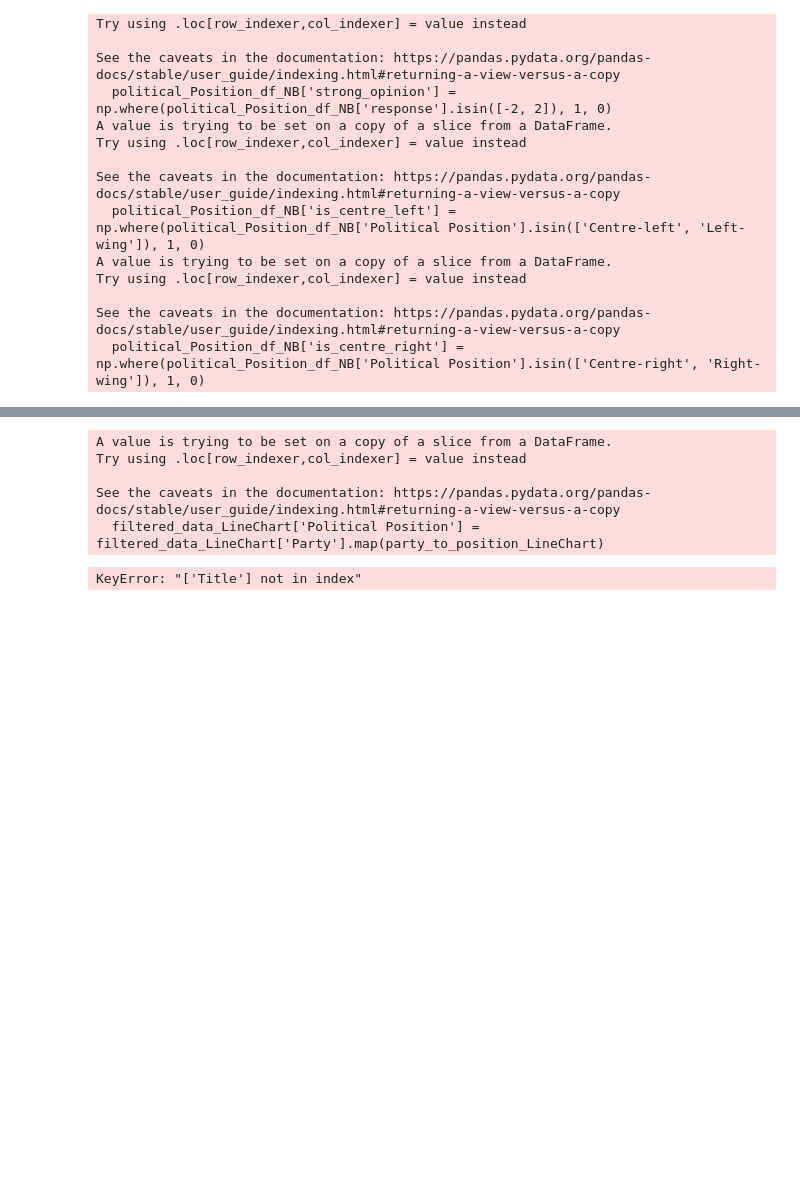
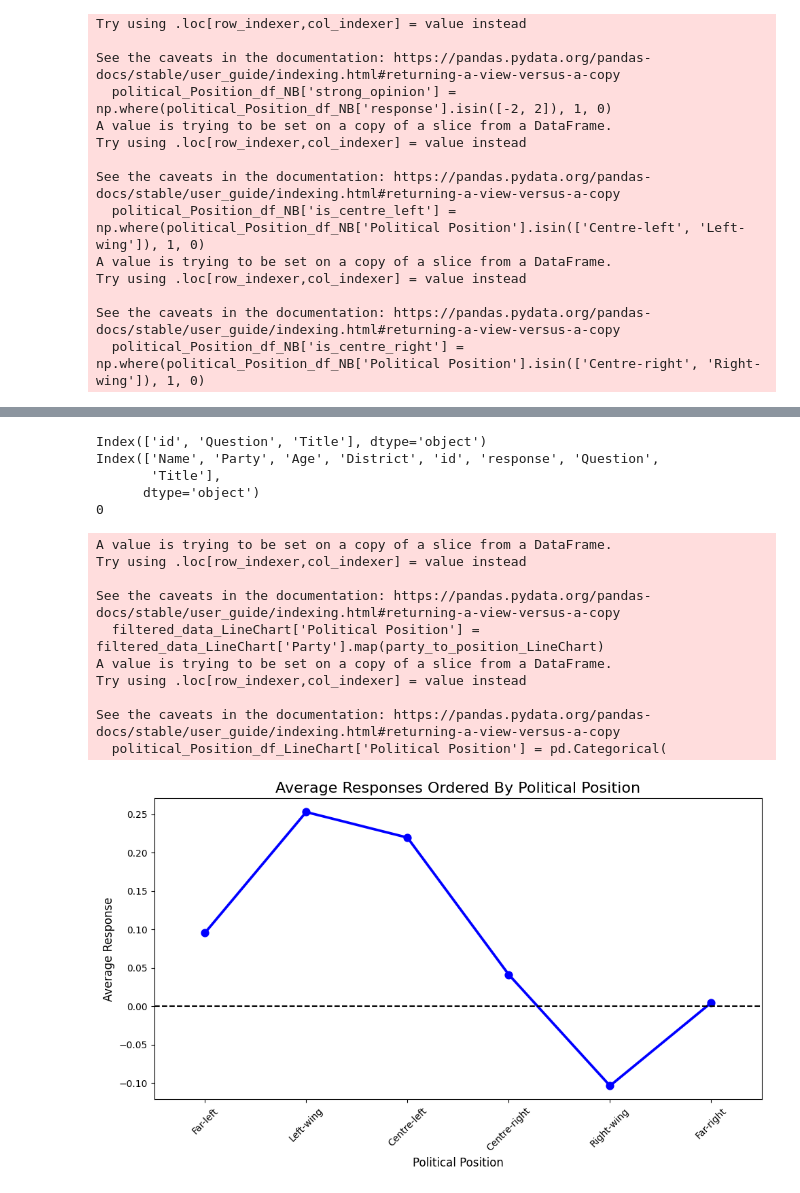
Before and after one commit to EarthOddity/mal-assignments, a Jupyter notebook: Assignment 2/2. Candidate Test 2022 I.ipynb, the cells around one changed output, grey strips where cells are left out. Drawn from its saved outputs; the diff is of its cells as text; code cells hidden in the pictures; blank space fills up the shorter version.

```diff
--- a/Assignment 2/2. Candidate Test 2022 I.ipynb
+++ b/Assignment 2/2. Candidate Test 2022 I.ipynb
@@ -746,6 +787,38 @@ party_to_position_LineChart = {
     'Socialdemokratiet': 'Centre-left'
 }
 
+# Step 4: Concatenate DR and TV2 question metadata
+combined_questions_LineChart= pd.concat(
+    [questionsFromDR_LineChart[['id', 'Question', 'Title']],
+     questionsFromTV2_LineChart[['id', 'Question', 'Title']]],
+    ignore_index=True
+)
+
+# Check if the Title column is present in combined_questions_LR
+print(combined_questions_LineChart.columns)  # Ensure 'Title' is present
+
+# Ensure response ids are of type string
+responses_melted_LineChart['id'] = responses_melted_LineChart['id'].astype(str)
+combined_questions_LineChart['id'] = combined_questions_LineChart['id'].astype(str)
+
+# Merge the responses with the combined questions metadata
+final_combined_all_candidate_data_LineChart = pd.merge(
+    responses_melted_LineChart,
+    combined_questions_LineChart,  # Ensure combined_questions_LR contains the 'Title'
+    on='id',
+    how='left'  # Use left join to retain all responses
+)
+
+# Check if 'Title' column is present in final_combined_all_candidate_data_LR
+print(final_combined_all_candidate_data_LineChart.columns)
+print(final_combined_all_candidate_data_LineChart['Title'].isnull().sum())  # Check for missing titles
+
+# Filter out rows with missing Title if necessary
+filtered_data_LineChart = final_combined_all_candidate_data_LineChart[final_combined_all_candidate_data_LineChart['Title'].notnull()]
+
+# Map political position
+filtered_data_LineChart['Political Position'] = filtered_data_LineChart['Party'].map(party_to_position_LineChart)
+
 # Filter out 'Løsgænger' rows - Not relevant when looking at political affiliations here
 filtered_data_LineChart = final_combined_all_candidate_data_LineChart[final_combined_all_candidate_data_LineChart['Party'] != 'Løsgænger']
 filtered_data_LineChart['Political Position'] = filtered_data_LineChart['Party'].map(party_to_position_LineChart)
@@ -758,39 +831,49 @@ position_order_LineChart= ['Far-left', 'Left-wing', 'Centre-left', 'Centre-right
 # Convert the 'Political Position' column to a categorical type with the specific order
 political_Position_df_LineChart['Political Position'] = pd.Categorical(
     political_Position_df_LineChart['Political Position'],
     categories=position_order_LineChart,
     ordered=True
 )
 
 # Calculate average responses by political position (you likely have a similar step elsewhere)
 average_responses_by_position = political_Position_df_LineChart.groupby('Political Position')['response'].mean()
 
 
 plt.figure(figsize=(10, 6))
 sns.pointplot(
     x='Political Position',
     y='response',
     data=average_responses_by_position.reset_index(),
     capsize=0.1,
     color='blue'
 )
 
 plt.title('Average Responses Ordered By Political Position', fontsize=16)
 plt.xlabel('Political Position', fontsize=12)
 plt.ylabel('Average Response', fontsize=12)
 plt.axhline(0, color='black', linestyle='--')  # Add a horizontal line at 0 for reference
 
 plt.xticks(rotation=45)
 
 plt.tight_layout()
 plt.show()
 # %% [output]
-A value is trying to be set on a copy of a slice from a DataFrame.
-Try using .loc[row_indexer,col_indexer] = value instead
-
-See the caveats in the documentation: https://pandas.pydata.org/pandas-docs/stable/user_guide/indexing.html#returning-a-view-versus-a-copy
-  filtered_data_LineChart['Political Position'] = filtered_data_LineChart['Party'].map(party_to_position_LineChart)
+Index(['id', 'Question', 'Title'], dtype='object')
+Index(['Name', 'Party', 'Age', 'District', 'id', 'response', 'Question',
+       'Title'],
+      dtype='object')
+0
-KeyError: "['Title'] not in index"
+A value is trying to be set on a copy of a slice from a DataFrame.
+Try using .loc[row_indexer,col_indexer] = value instead
+
+See the caveats in the documentation: https://pandas.pydata.org/pandas-docs/stable/user_guide/indexing.html#returning-a-view-versus-a-copy
+  filtered_data_LineChart['Political Position'] = filtered_data_LineChart['Party'].map(party_to_position_LineChart)
+A value is trying to be set on a copy of a slice from a DataFrame.
+Try using .loc[row_indexer,col_indexer] = value instead
+
+See the caveats in the documentation: https://pandas.pydata.org/pandas-docs/stable/user_guide/indexing.html#returning-a-view-versus-a-copy
+  political_Position_df_LineChart['Political Position'] = pd.Categorical(
+[figure, added]
 # %%
 import pandas as pd
 import seaborn as sns
```
Also changed, not shown: parts of 4 cells of this notebook.
